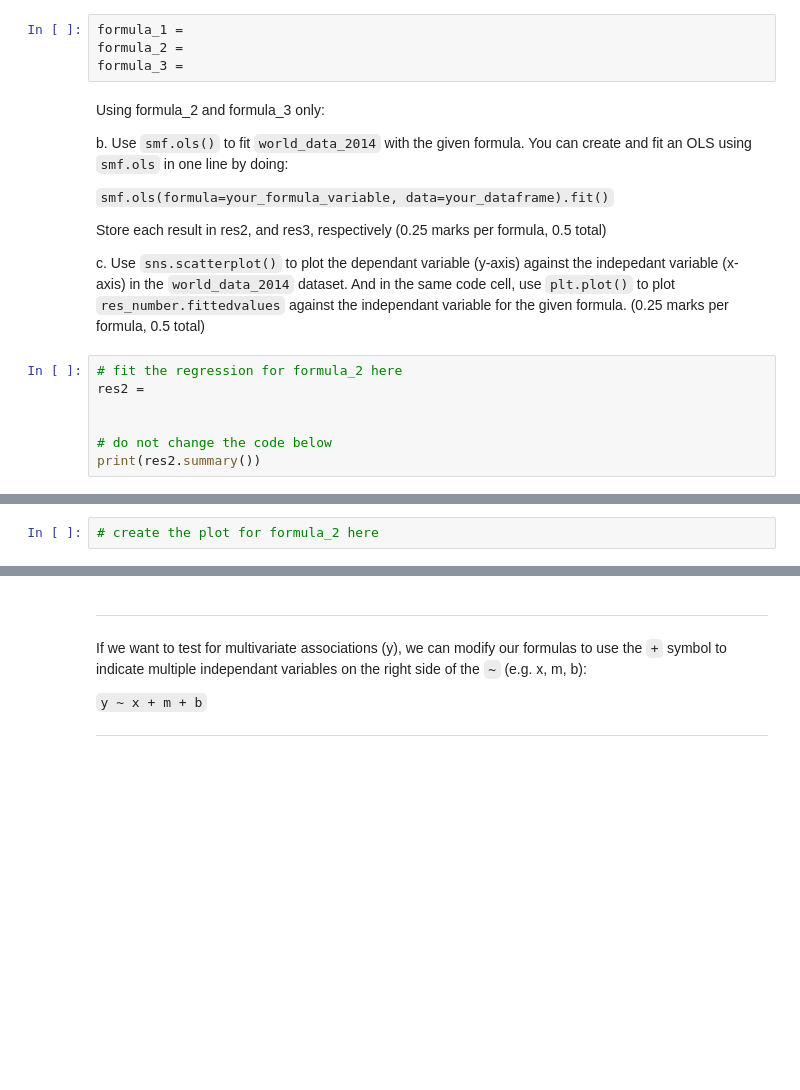
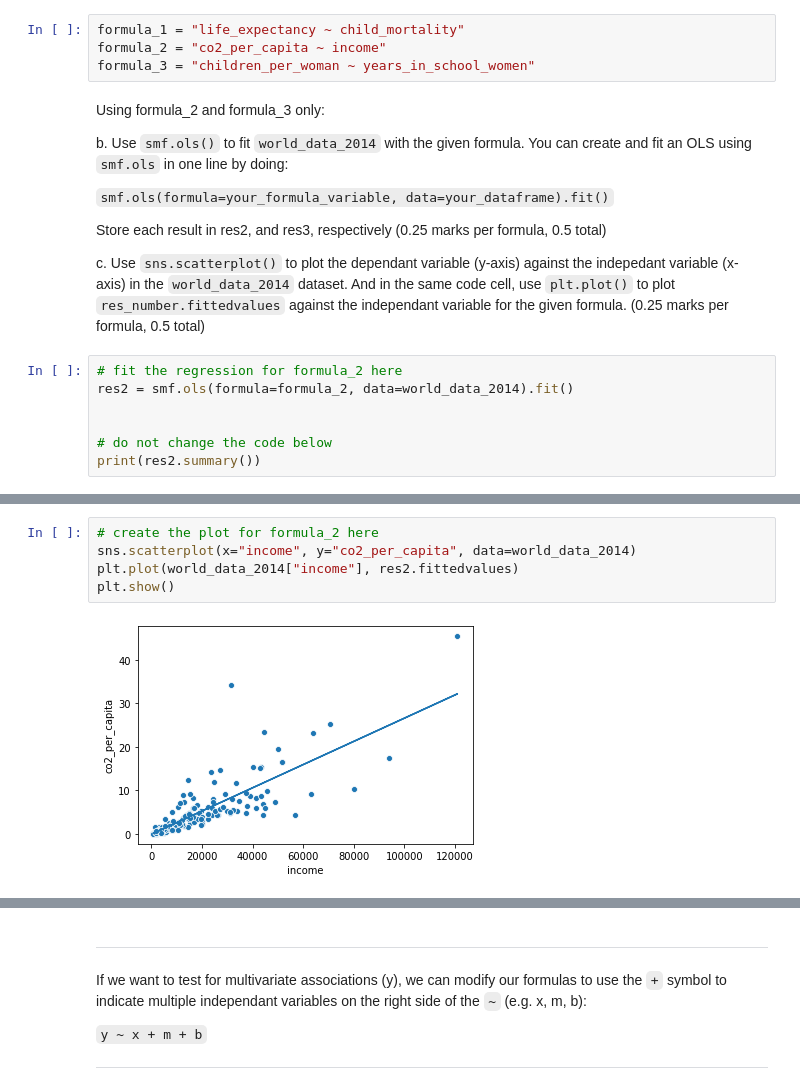
Before and after one commit to constructor-s/BME1478_Assignments, a Jupyter notebook: a10/last_first_assignment10.ipynb, the cells around one changed output, grey strips where cells are left out. Cells and saved outputs as stored; diff of their text form; blank space fills up the shorter version.

```diff
--- a/a10/last_first_assignment10.ipynb
+++ b/a10/last_first_assignment10.ipynb
@@ -107,9 +151,9 @@ a. Write three formulas named `formula_1`, `formula_2`, and `formula_3` to test
 
 They need to be stored as strings. (1 mark)
 # %%
-formula_1 =
-formula_2 =
-formula_3 =
+formula_1 = "life_expectancy ~ child_mortality"
+formula_2 = "co2_per_capita ~ income"
+formula_3 = "children_per_woman ~ years_in_school_women"
 # %% [markdown]
 Using formula_2 and formula_3 only:
 
@@ -122,7 +166,7 @@ Store each result in res2, and res3, respectively (0.25 marks per formula, 0.5 t
 c. Use `sns.scatterplot()` to plot the dependant variable (y-axis) against the indepedant variable (x-axis) in the `world_data_2014` dataset. And in the same code cell, use `plt.plot()` to plot `res_number.fittedvalues` against the independant variable for the given formula. (0.25 marks per formula, 0.5 total)
 # %%
 # fit the regression for formula_2 here
-res2 =
+res2 = smf.ols(formula=formula_2, data=world_data_2014).fit()
 
 
 # do not change the code below
@@ -130,4 +192,9 @@ print(res2.summary())
 # %%
 # create the plot for formula_2 here
+sns.scatterplot(x="income", y="co2_per_capita", data=world_data_2014)
+plt.plot(world_data_2014["income"], res2.fittedvalues)
+plt.show()
+# %% [output]
+[figure, added]
 # %%
 # fit the regression for formula_3 here
```
Also changed, not shown: parts of 15 cells of this notebook.
